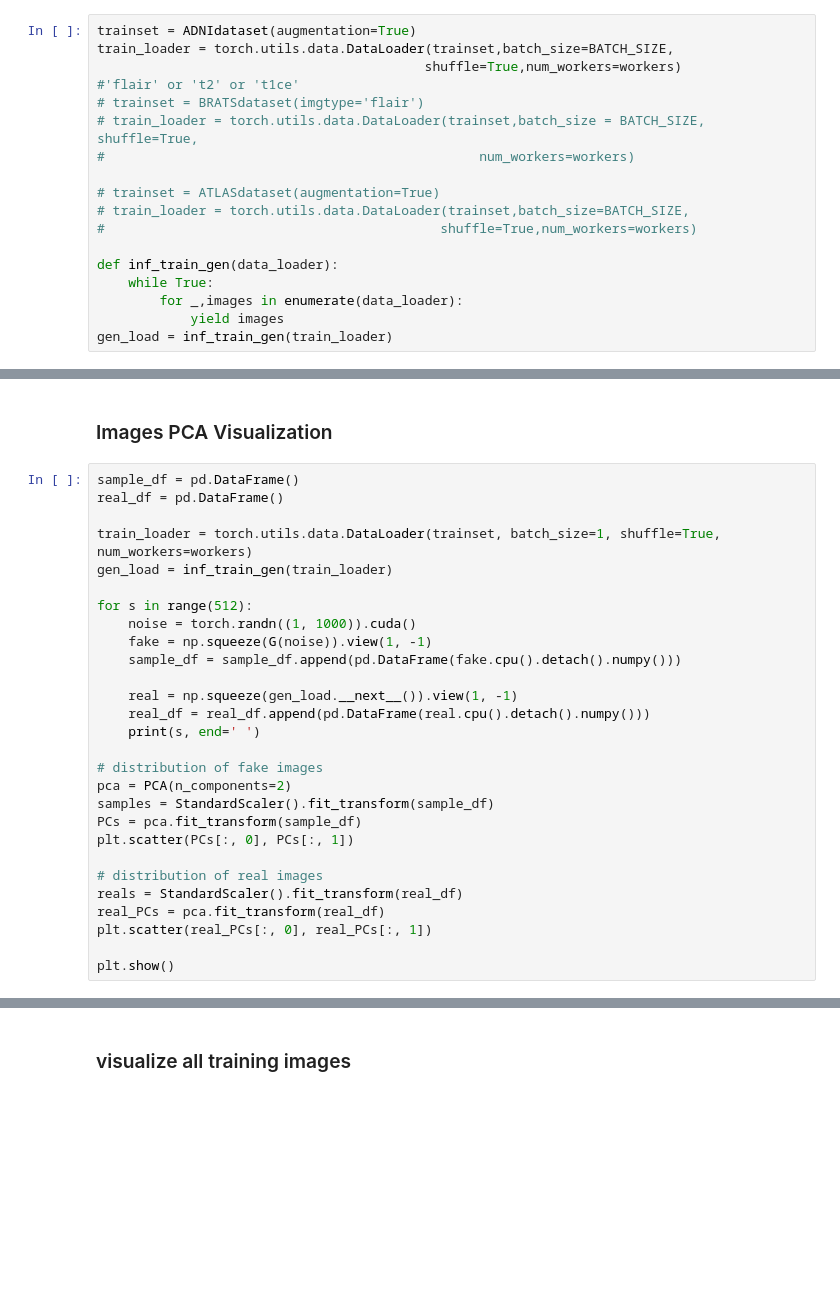
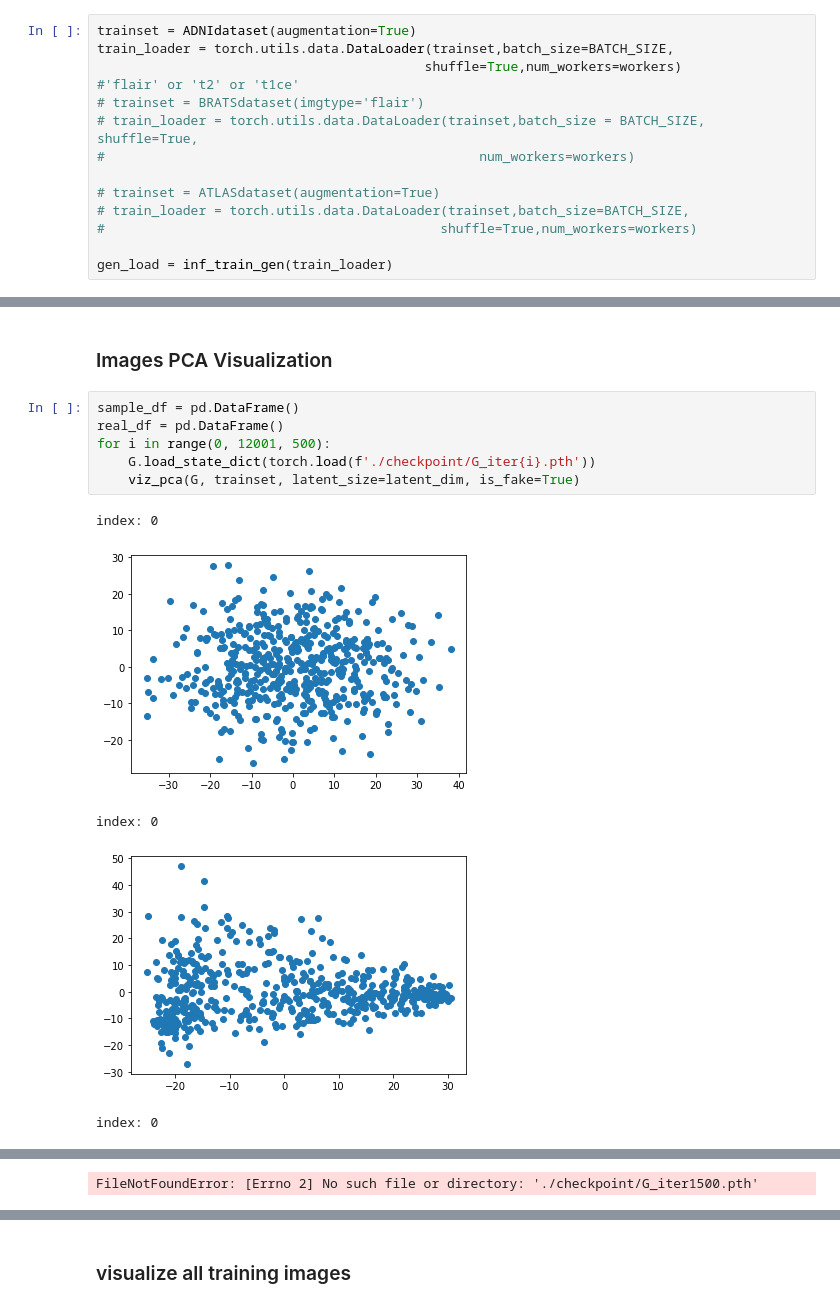
Before and after one commit to ShiboXing/Improved-3dbraingen, a Jupyter notebook: Test.ipynb, the cells around one changed output, grey strips where cells are left out. Drawn from its saved outputs; the diff is of its cells as text; blank space fills up the shorter version.

Commit message:
feat: implement pca as util

```diff
--- a/Test.ipynb
+++ b/Test.ipynb
@@ -53,10 +55,6 @@ train_loader = torch.utils.data.DataLoader(trainset,batch_size=BATCH_SIZE,
 # train_loader = torch.utils.data.DataLoader(trainset,batch_size=BATCH_SIZE,
 #                                           shuffle=True,num_workers=workers)
 
-def inf_train_gen(data_loader):
-    while True:
-        for _,images in enumerate(data_loader):
-            yield images
 gen_load = inf_train_gen(train_loader)
 # %% [markdown]
 ## Pre-trained Generator Load
@@ -272,31 +275,15 @@ ind_arr = df.iloc[:]['index'].to_list()
 [(ind_arr[i], x_arr[i]) for i in range(len(ind_arr))]
 # %% [markdown]
 ### Images PCA Visualization
-# %%
-sample_df = pd.DataFrame()
-real_df = pd.DataFrame()
-
-train_loader = torch.utils.data.DataLoader(trainset, batch_size=1, shuffle=True, num_workers=workers)
-gen_load = inf_train_gen(train_loader)
-
-for s in range(512):
-    noise = torch.randn((1, 1000)).cuda()
-    fake = np.squeeze(G(noise)).view(1, -1)
-    sample_df = sample_df.append(pd.DataFrame(fake.cpu().detach().numpy()))
-
-    real = np.squeeze(gen_load.__next__()).view(1, -1)
-    real_df = real_df.append(pd.DataFrame(real.cpu().detach().numpy()))
-    print(s, end=' ')
-
-# distribution of fake images
-pca = PCA(n_components=2)
-samples = StandardScaler().fit_transform(sample_df)
-PCs = pca.fit_transform(sample_df)
-plt.scatter(PCs[:, 0], PCs[:, 1])
-
-# distribution of real images
-reals = StandardScaler().fit_transform(real_df)
-real_PCs = pca.fit_transform(real_df)
-plt.scatter(real_PCs[:, 0], real_PCs[:, 1])
-
-plt.show()
+# %%
+sample_df = pd.DataFrame()
+real_df = pd.DataFrame()
+for i in range(0, 12001, 500):
+    G.load_state_dict(torch.load(f'./checkpoint/G_iter{i}.pth'))
+    viz_pca(G, trainset, latent_size=latent_dim, is_fake=True)
+# %% [output]
+index: 0
+[figure, added]
+index: 0
+[figure, added]
+index: 0
@@ -303,3 +291,4 @@ plt.show()
+FileNotFoundError: [Errno 2] No such file or directory: './checkpoint/G_iter1500.pth'
 # %%
 def show_pca_cluster(x, PC_list, interval=3):
     for i in range(x, x+interval):
```
Also changed, not shown: parts of 5 cells of this notebook, 4 other files.
